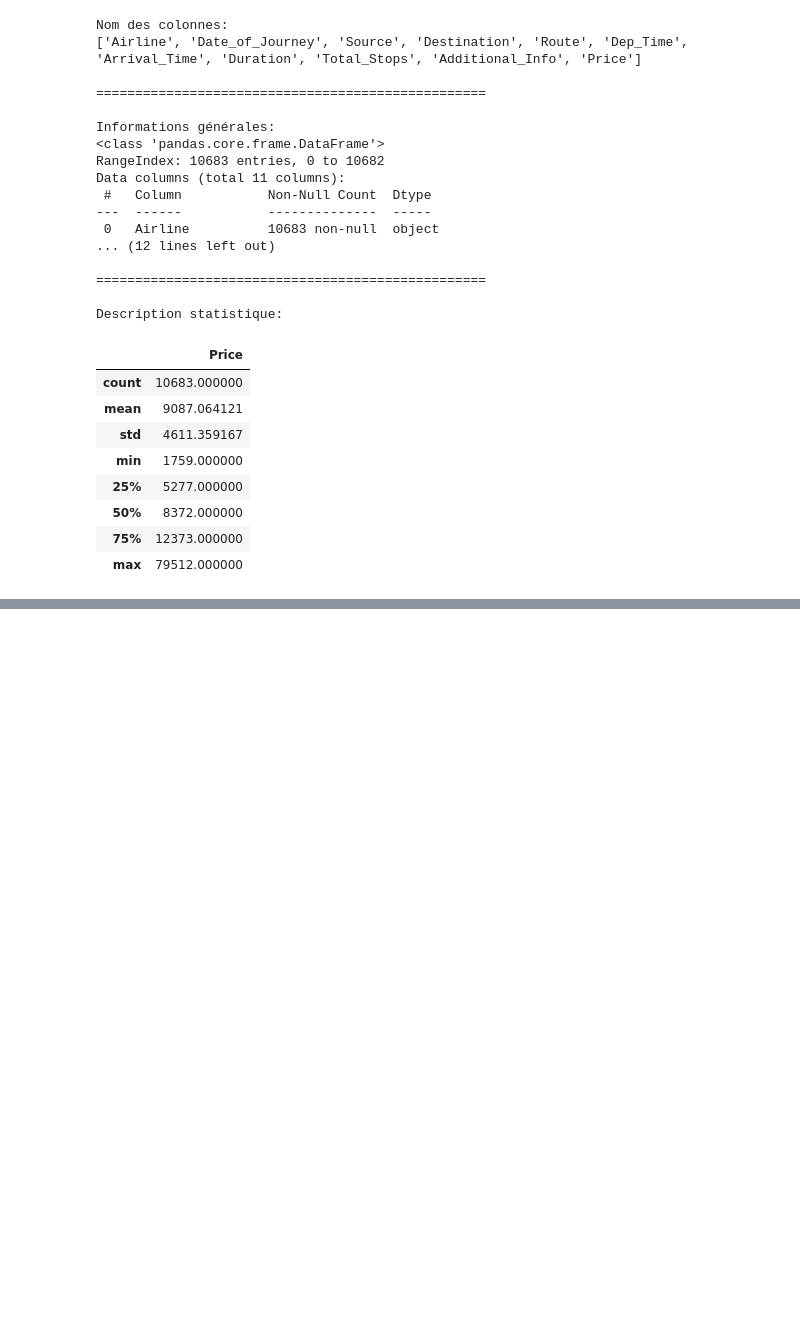
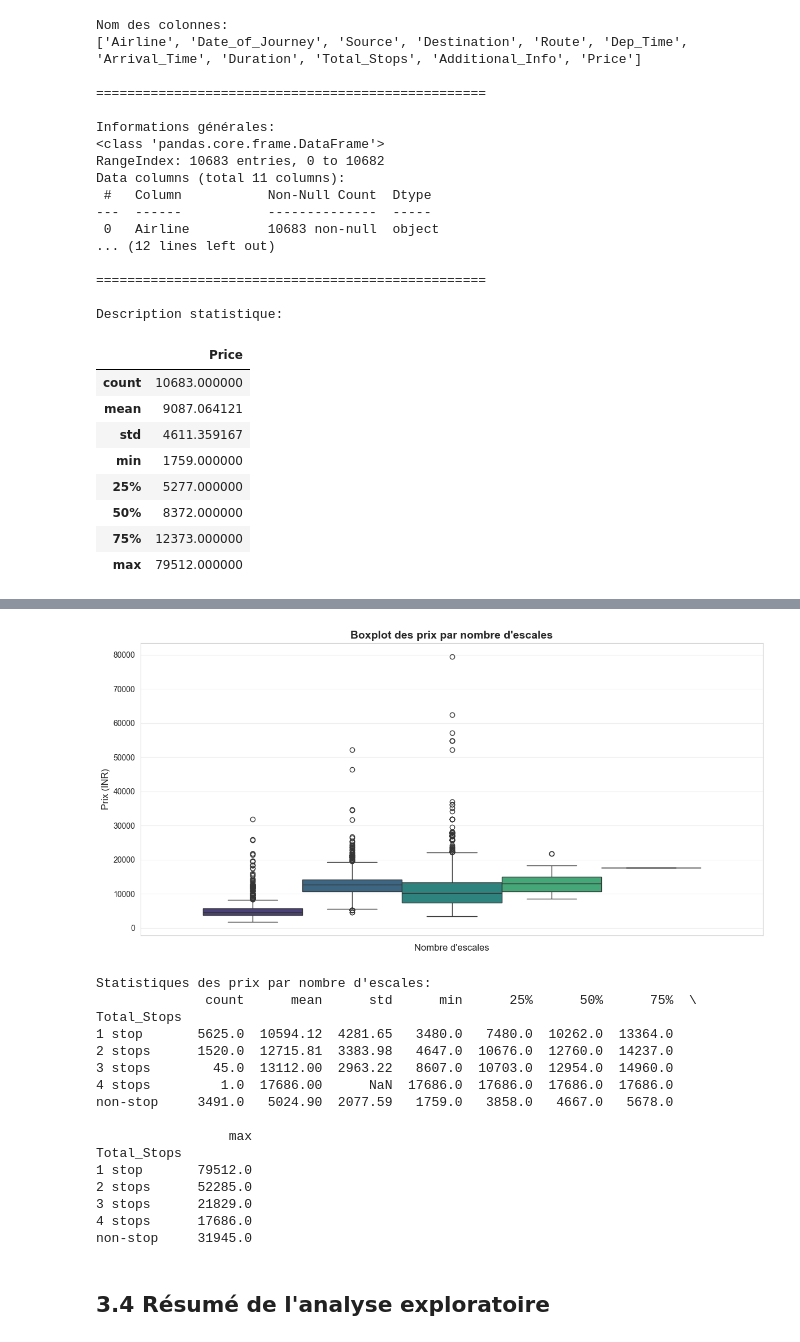
Before and after one commit to NhkI0/Machine-Learning-Plane-Project, a Jupyter notebook: Regression Plane Tickets.ipynb, the cells around one changed output, grey strips where cells are left out. Saved outputs shown, nothing was run; the diff lists cells and outputs as text; code cells hidden in the pictures; blank space fills up the shorter version.

```diff
--- a/Regression Plane Tickets.ipynb
+++ b/Regression Plane Tickets.ipynb
@@ -62,0 +321,39 @@ Description statistique:
+# %%
+# Visualisation 4 : Boxplot par nombre d'escales (Total_Stops)
+plt.figure(figsize=(12, 6))
+
+# Nettoyer les valeurs nulles pour Total_Stops
+df_stops = df.dropna(subset=['Total_Stops'])
+
+sns.boxplot(data=df_stops, hue='Total_Stops', y='Price', palette='viridis', legend=False)
+plt.xlabel('Nombre d\'escales', fontsize=12)
+plt.ylabel('Prix (INR)', fontsize=12)
+plt.title('Boxplot des prix par nombre d\'escales', fontsize=14, fontweight='bold')
+plt.grid(True, alpha=0.3, axis='y')
+plt.xticks(rotation=0)
+
+plt.tight_layout()
+plt.show()
+
+print("\nStatistiques des prix par nombre d'escales:")
+print(df_stops.groupby('Total_Stops')['Price'].describe().round(2))
+# %% [output]
+[figure, added]
+Statistiques des prix par nombre d'escales:
+              count      mean      std      min      25%      50%      75%  \
+Total_Stops
+1 stop       5625.0  10594.12  4281.65   3480.0   7480.0  10262.0  13364.0
+2 stops      1520.0  12715.81  3383.98   4647.0  10676.0  12760.0  14237.0
+3 stops        45.0  13112.00  2963.22   8607.0  10703.0  12954.0  14960.0
+4 stops         1.0  17686.00      NaN  17686.0  17686.0  17686.0  17686.0
+non-stop     3491.0   5024.90  2077.59   1759.0   3858.0   4667.0   5678.0
+
+                 max
+Total_Stops
+1 stop       79512.0
+2 stops      52285.0
+3 stops      21829.0
+4 stops      17686.0
+non-stop     31945.0
+# %% [markdown]
+## 3.4 Résumé de l'analyse exploratoire
```
Also changed, not shown: parts of 12 cells of this notebook.
